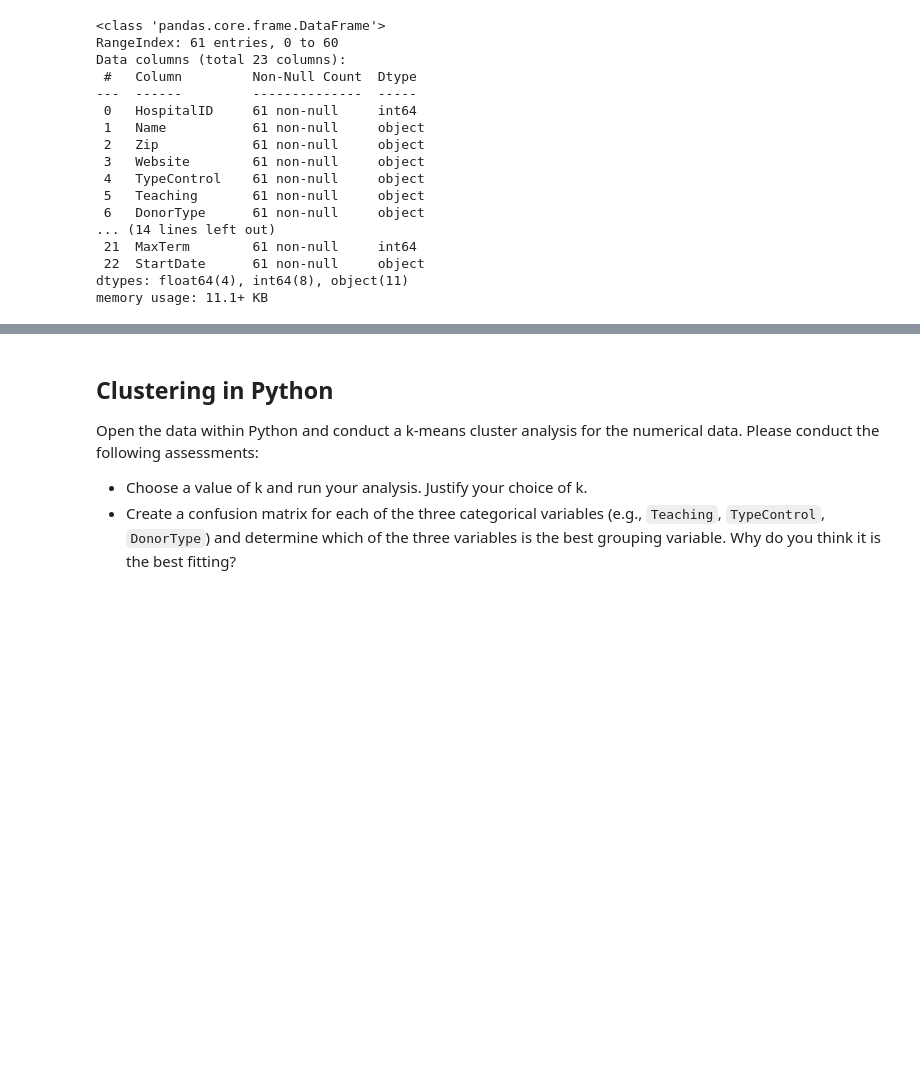
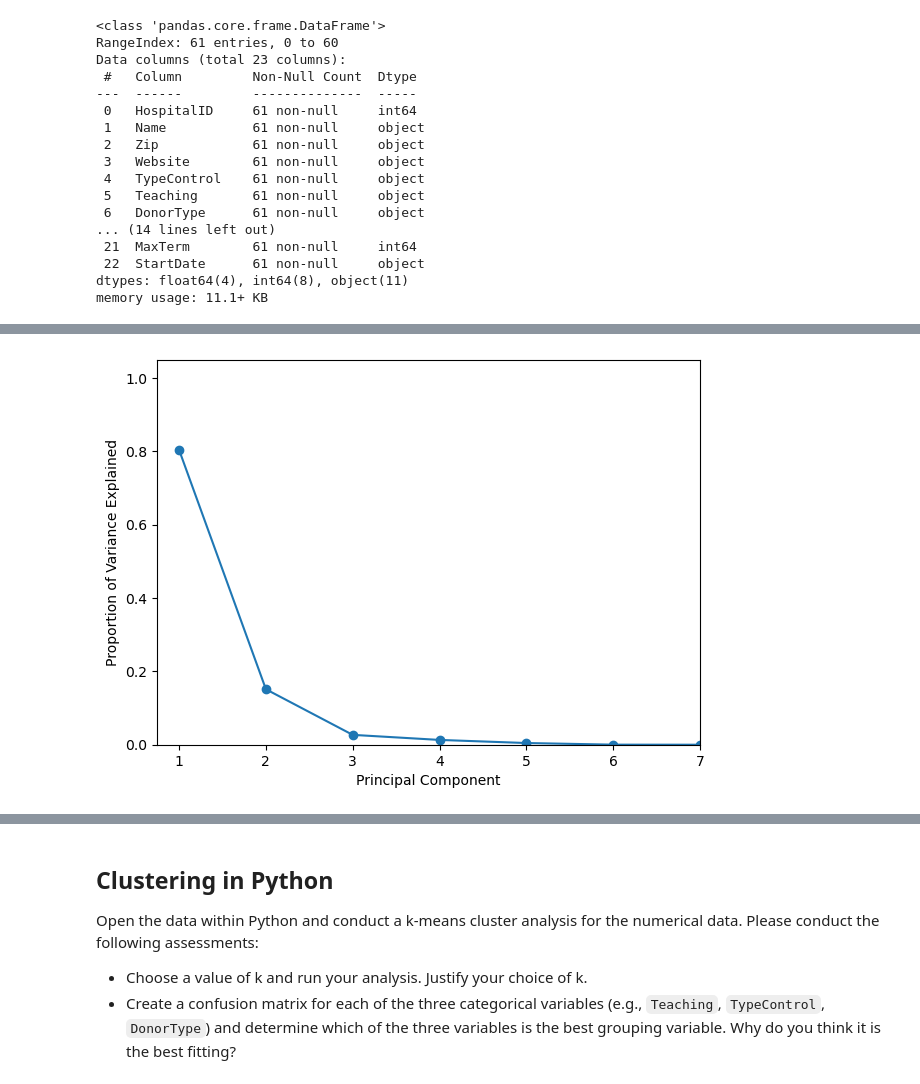
Before and after one commit to TheUltimateFishstick/week10labs, a Jupyter notebook: 10_Instructor_Lab_Morgan.ipynb, the cells around one changed output, grey strips where cells are left out. Saved outputs shown, nothing was run; the diff lists cells and outputs as text; code cells hidden in the pictures; blank space fills up the shorter version.

```diff
--- a/10_Instructor_Lab_Morgan.ipynb
+++ b/10_Instructor_Lab_Morgan.ipynb
@@ -78,0 +117,7 @@ Open the data within Python and conduct a PCA, specifically:
+# %%
+# scale data using standardization
+scaler = preprocessing.StandardScaler()
+Cali_Hospital_scaled_df = scaler.fit_transform(Cali_Hospital_numerical_df)
+
+# run PCA with scaled data
+CH_scaled_pca_result = pca(n_components=7).fit(Cali_Hospital_scaled_df)
@@ -78,0 +134,13 @@ Open the data within Python and conduct a PCA, specifically:
+# %%
+# generate scree plot of the scaled data
+plt.figure(figsize=(7,5))
+plt.plot([1,2,3,4,5,6,7], CH_scaled_pca_result.explained_variance_ratio_, '-o')
+plt.ylabel('Proportion of Variance Explained')
+plt.xlabel('Principal Component')
+plt.xlim(0.75,4.25)
+plt.ylim(0,1.05)
+plt.xticks([1,2,3,4,5,6,7])
+
+plt.show()
+# %% [output]
+[figure, added]
```
Also changed, not shown: parts of 10 cells of this notebook, 1 other file.
